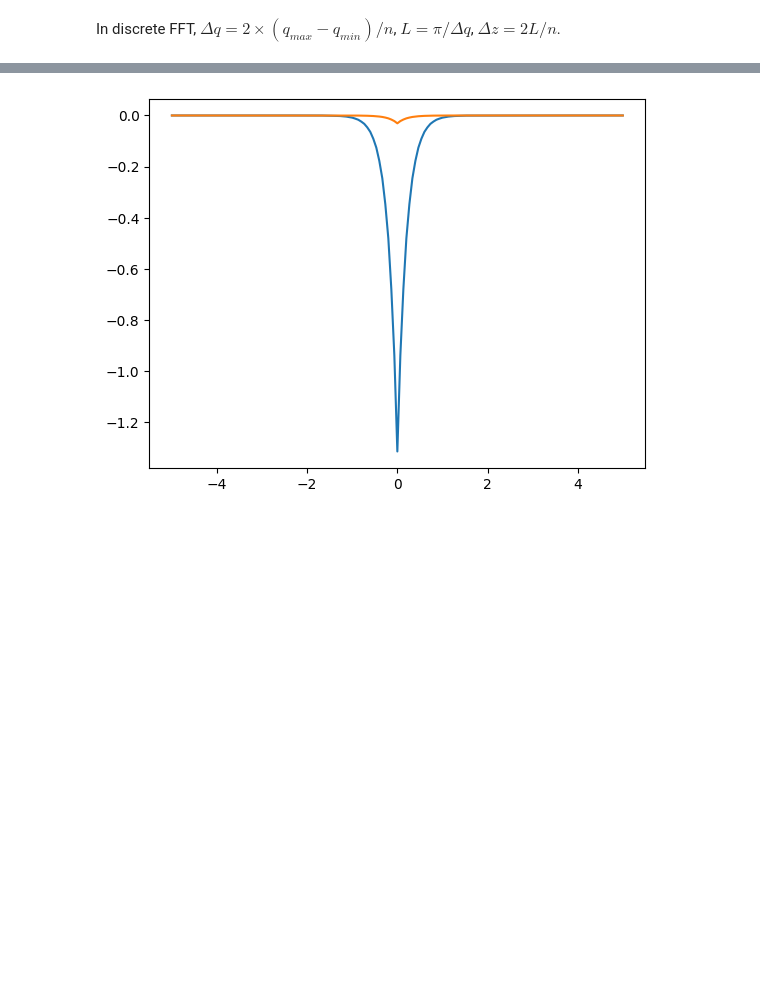
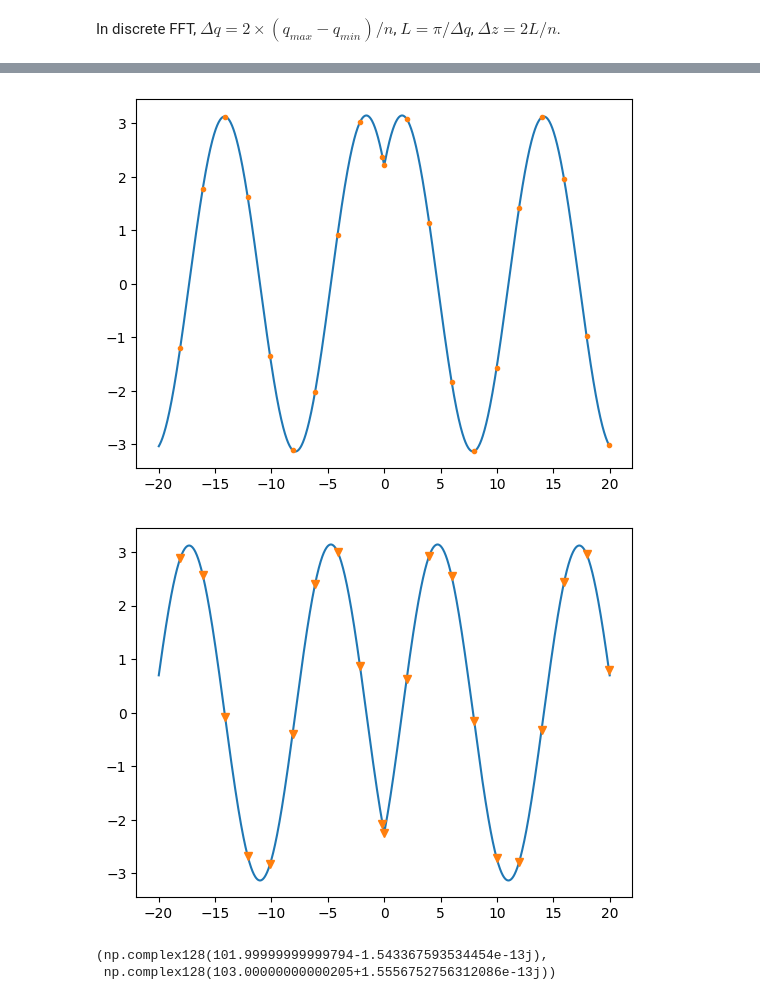
Before and after one commit to ClaudioQTM/2D_array, a Jupyter notebook: src/W_state/W_state_FFT.ipynb, the cells around one changed output, grey strips where cells are left out. Drawn from its saved outputs; the diff is of its cells as text; code cells hidden in the pictures; blank space fills up the shorter version.

```diff
--- a/src/W_state/W_state_FFT.ipynb
+++ b/src/W_state/W_state_FFT.ipynb
@@ -219,13 +218,16 @@ def W_k_sp_grid(
 # %%
 from scipy.integrate import quad_vec
 
-r_para = np.array([-75, 30])
-p_para = np.array([60, 50])
+#r_para = np.array([-74, 30])
+#p_para = np.array([60, 50])
+
+r_para = np.array([0, 0])
+p_para = np.array([0, 0])
 E1 = 204 / 2
 E = 205
 Q_para = np.array([0, 0])
 sigma_func_period = sigma_func_period_numba
-Zc = 0
+Zc = 5
 q_min, q_max = q_bounds(E, r_para, Q_para, square_lattice)
 
 
@@ -332,14 +298,44 @@ for idx in random_idx:
 # %%
-plot_mask = np.abs(z_grid) <= 5
+plot_mask = np.abs(z_grid) <= 20
 plot_z_grid = z_grid[plot_mask]
 plot_value_grid_ifft = value_grid_ifft[plot_mask]
 
+n_intg_sample_point = 20
+sample_step = max(1, len(plot_z_grid) // n_intg_sample_point)
+z_sample = plot_z_grid[::sample_step]
+
+quad_result = []
+quad_err = []
+for z_val in z_sample:
+    val, err = quad_FT(
+        r_para,
+        p_para,
+        Zc,
+        z_val,
+        E1,
+        E,
+        Q_para,
+        square_lattice,
+        sigma_func_period,
+        eta=0.001,
+    )
+    quad_result.append(val)
+    quad_err.append(err)
+quad_result = np.asarray(quad_result)
+quad_err = np.asarray(quad_err)
+
+
 sorted_idx = np.argsort(plot_z_grid)
 plt.plot(plot_z_grid[sorted_idx], np.real(plot_value_grid_ifft[sorted_idx]))
+plt.plot(z_sample, np.real(quad_result), ".")
+plt.show()
+
 plt.plot(plot_z_grid[sorted_idx], np.imag(plot_value_grid_ifft[sorted_idx]))
+plt.plot(z_sample, np.imag(quad_result), "v")
 plt.show()
 # %% [output]
-[figure, old version]
+[figure, new version]
+[figure, added]
 # %%
 def pole_loc(r_para, p_para, E1, E, Q_para, lattice, sigma_func_period):
 
@@ -349,25 +345,26 @@ def pole_loc(r_para, p_para, E1, E, Q_para, lattice, sigma_func_period):
         BZ_proj(Q_para - p_para, lattice), E - E1, lattice, sigma_func_period
     )
 
-    def _denom(q):
-        Kz = solve_Kz(q, E, r_para, Q_para, lattice)
-        rz = Kz / 2 + q
-        Et = np.sqrt(np.linalg.norm(r_para) ** 2 + rz**2)
-        D1 = Et - lattice.omega_e - sigma_func_period(r_para[0], r_para[1])
-        D2 = E - Et - lattice.omega_e - sigma_func_period(s_para[0], s_para[1])
-        return (
-            D1
-            * D2
-            * (
-                t_reg(r_para, Et, lattice, sigma_func_period)
-                * t_reg(s_para, E - Et, lattice, sigma_func_period)
-                - tt
-            )
-        )
+    # coefficient for q**2
+    A = tt - 1
+    # coefficient for q
+    B = E*(1-tt) + (sigma_func_period(s_para[0],s_para[1]) - sigma_func_period(r_para[0],r_para[1]))*tt + np.conj(sigma_func_period(r_para[0],r_para[1])) - np.conj(sigma_func_period(s_para[0],s_para[1]))
 
-    q_min, q_max = q_bounds(E, r_para, Q_para, lattice)
+    Sigma1 = sigma_func_period(r_para[0], r_para[1])
+    Sigma2 = sigma_func_period(s_para[0], s_para[1])
+    C = (    E * Sigma1 * tt    - Sigma1 * Sigma2 * tt    - E * lattice.omega_e    + E * tt * lattice.omega_e    - Sigma1 * tt * lattice.omega_e    - Sigma2 * tt * lattice.omega_e    + lattice.omega_e**2    - tt * lattice.omega_e**2    - E * np.conjugate(Sigma1)    + lattice.omega_e * np.conjugate(Sigma1)    + lattice.omega_e * np.conjugate(Sigma2)    + np.conjugate(Sigma1) * np.conjugate(Sigma2))
 
-    return brentq(_denom, q_min, q_max)
+
+    # coefficient for q**0
+    determinant = B**2 - 4*A*C
+    determinant = complex(determinant)
+    #quadratic formula
+    root1= (-B + np.sqrt(determinant)) / (2*A)
+    root2= (-B - np.sqrt(determinant)) / (2*A)
+    return root1, root2
 
 
 pole_loc(r_para, p_para, 204 / 2, E, Q_para, square_lattice, sigma_func_period)
+# %% [output]
+(np.complex128(101.99999999999794-1.543367593534454e-13j),
+ np.complex128(103.00000000000205+1.5556752756312086e-13j))
```
Also changed, not shown: parts of 5 cells of this notebook, 4 other files.
